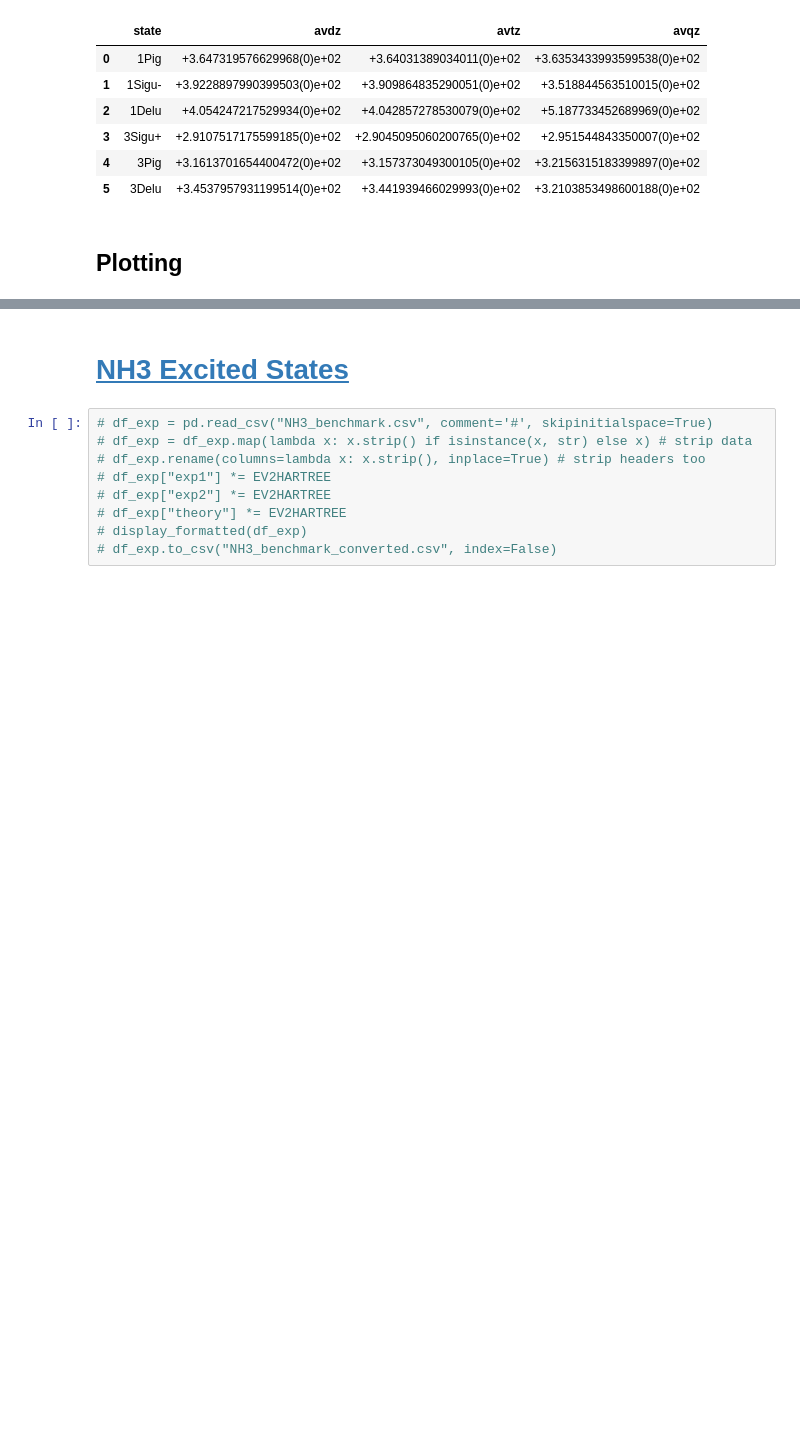
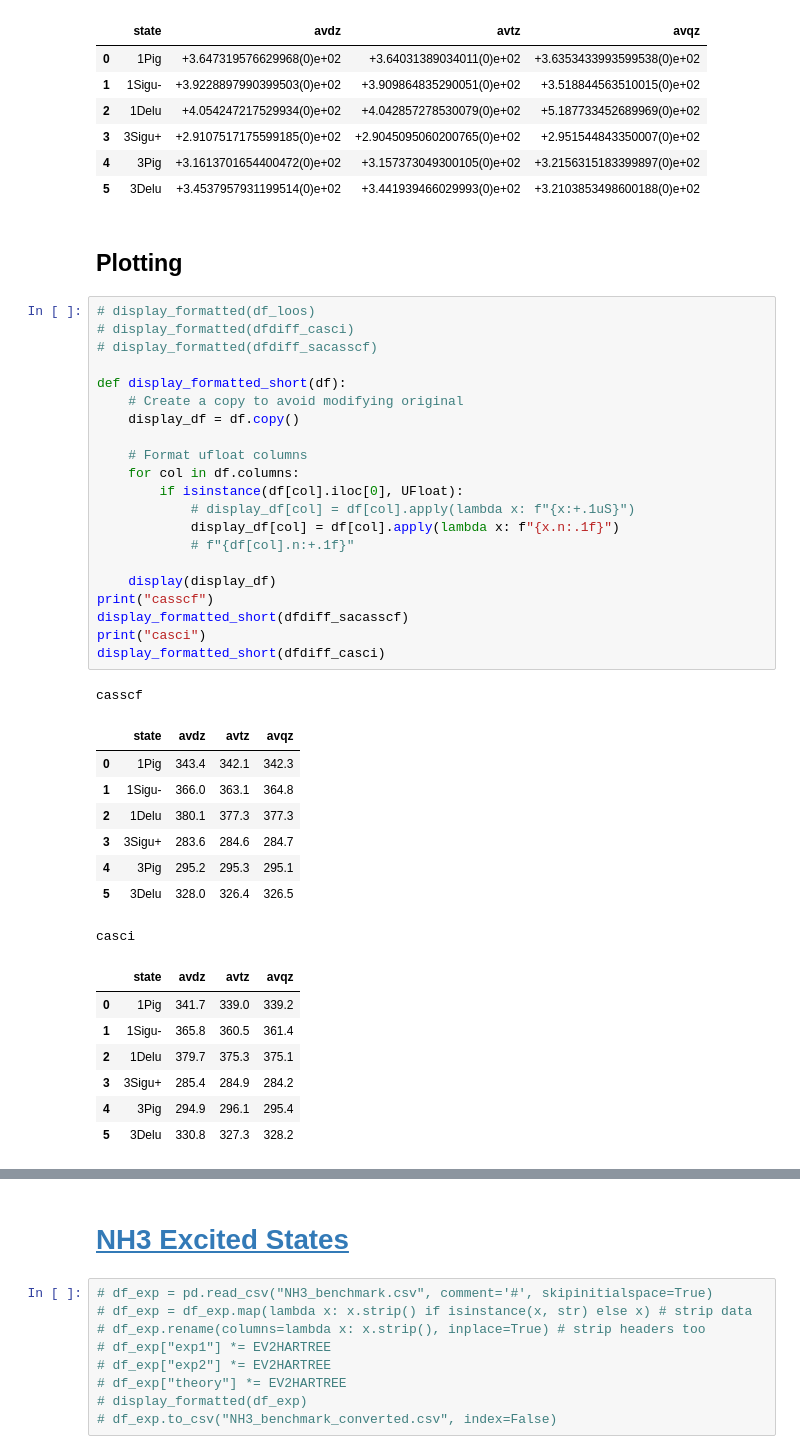
Before and after one commit to jphaupt/phdthesis_haupt, a Jupyter notebook: figures/binding/exc_calcs.ipynb, the cells around one changed output, grey strips where cells are left out. Cells and saved outputs as stored; diff of their text form; blank space fills up the shorter version.

```diff
--- a/figures/binding/exc_calcs.ipynb
+++ b/figures/binding/exc_calcs.ipynb
@@ -427,6 +427,44 @@ for col in dfdiff_sacasscfnontc.columns[1:]:
 | 5 | 3Delu | +3.4537957931199514(0)e+02 | +3.441939466029993(0)e+02 | +3.2103853498600188(0)e+02 |
 # %% [markdown]
 ## Plotting
+# %%
+# display_formatted(df_loos)
+# display_formatted(dfdiff_casci)
+# display_formatted(dfdiff_sacasscf)
+
+def display_formatted_short(df):
+    # Create a copy to avoid modifying original
+    display_df = df.copy()
+
+    # Format ufloat columns
+    for col in df.columns:
+        if isinstance(df[col].iloc[0], UFloat):
+            # display_df[col] = df[col].apply(lambda x: f"{x:+.1uS}")
+            display_df[col] = df[col].apply(lambda x: f"{x.n:.1f}")
+            # f"{df[col].n:+.1f}"
+
+    display(display_df)
+print("casscf")
+display_formatted_short(dfdiff_sacasscf)
+print("casci")
+display_formatted_short(dfdiff_casci)
+# %% [output]
+casscf
+|  | state | avdz | avtz | avqz |
+| 0 | 1Pig | 343.4 | 342.1 | 342.3 |
+| 1 | 1Sigu- | 366.0 | 363.1 | 364.8 |
+| 2 | 1Delu | 380.1 | 377.3 | 377.3 |
+| 3 | 3Sigu+ | 283.6 | 284.6 | 284.7 |
+| 4 | 3Pig | 295.2 | 295.3 | 295.1 |
+| 5 | 3Delu | 328.0 | 326.4 | 326.5 |
+casci
+|  | state | avdz | avtz | avqz |
+| 0 | 1Pig | 341.7 | 339.0 | 339.2 |
+| 1 | 1Sigu- | 365.8 | 360.5 | 361.4 |
+| 2 | 1Delu | 379.7 | 375.3 | 375.1 |
+| 3 | 3Sigu+ | 285.4 | 284.9 | 284.2 |
+| 4 | 3Pig | 294.9 | 296.1 | 295.4 |
+| 5 | 3Delu | 330.8 | 327.3 | 328.2 |
 # %%
 display_formatted(df_loos_nominal)
 display_formatted(dfdiff_casci_nominal)
```
Also changed, not shown: parts of 7 cells of this notebook, 21 other files.
